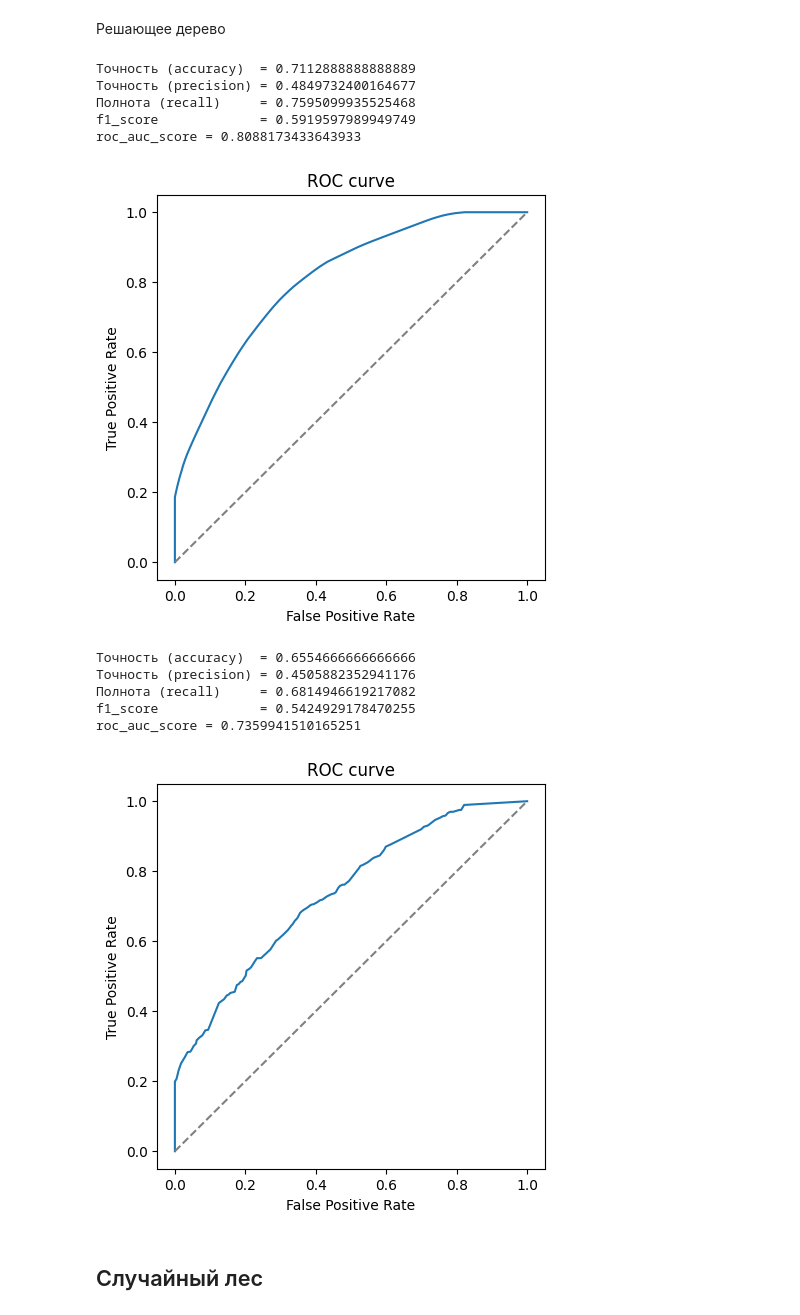
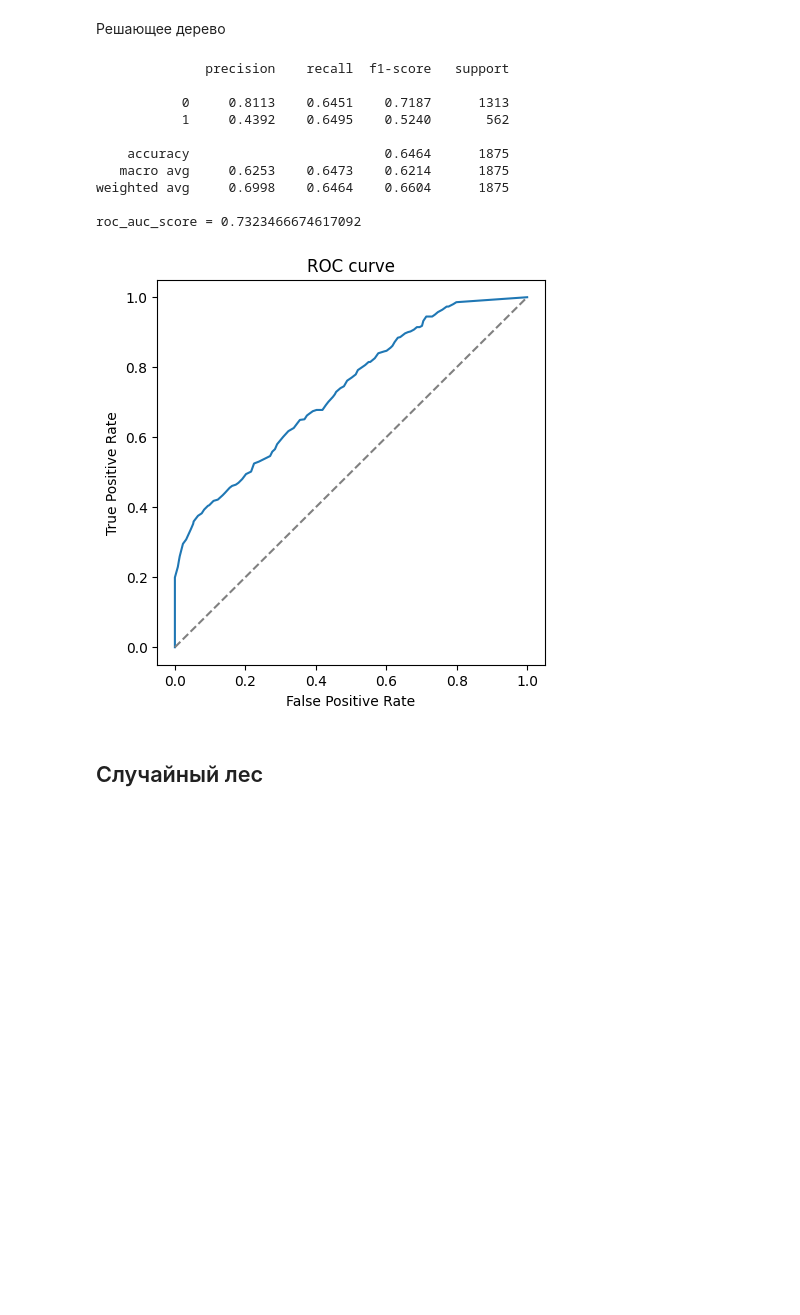
Before and after one commit to yakstati/credit_default, a Jupyter notebook: notebooks/model_selection.ipynb, the cells around one changed output. Cells and saved outputs as stored; diff of their text form; code cells hidden in the pictures; blank space fills up the shorter version.

```diff
--- a/notebooks/model_selection.ipynb
+++ b/notebooks/model_selection.ipynb
@@ -52,11 +54,14 @@ preprocessor = Pipeline(steps=[
     ('yicj_imputer', NaNCatboostImputer('Years in current job', 'classification')),
     ('bankruptcies_imputer', NaNCatboostImputer('Bankruptcies', 'classification')),
     ('credit_score_imputer', NaNCatboostImputer('Credit Score', 'regression')),
-    ('annual_income_imputer', NaNCatboostImputer('Annual Income', 'regression'))
+    ('annual_income_imputer', NaNCatboostImputer('Annual Income', 'regression')),
+    ('feature_creator', FeatureCreator())
 ])
 X_train, X_test, y_train, y_test = train_test_split(X, y, test_size=0.25, random_state=42)
-X_train = preprocessor.fit_transform(X_train)
-X_test = preprocessor.transform(X_test)
+#X_train = preprocessor.fit_transform(X_train)
+#X_test = preprocessor.transform(X_test)
+#pd.set_option('display.max_columns', None)
+#X_train.head(20)
 # %% [markdown]
 ## Baseline (позже)
 # %% [markdown]
@@ -92,6 +161,7 @@ roc_auc_score = 0.7753765384750902
 Решающее дерево
 # %%
 dt_pipeline = Pipeline(steps=[
+    ('preprocessor', preprocessor),
     ('DecisionTree', DecisionTreeClassifier())
 ])
 
@@ -117,56 +187,55 @@ if best_params_ is None:
             "DecisionTree__class_weight": optuna.distributions.CategoricalDistribution([None, 'balanced', 'balanced_subsample'])
         }
 
-    cv = KFold(n_splits=5, random_state=42, shuffle=True)
+    cv = StratifiedKFold(n_splits=5, random_state=42, shuffle=True)
 
     optuna_search = optuna.integration.OptunaSearchCV(
                 dt_pipeline,
                 param_grid,
                 cv=cv,
-                n_trials=50,
+                n_trials=100,
                 scoring=f1,
                 random_state=42
             )
 
     optuna_search.fit(X_train, y_train)
     best_params_ = {
         k.replace("DecisionTree__", ""): v
         for k, v in optuna_search.best_params_.items()
     }
 
     model_info = {
                 "model_name": "DecisionTree",
                 "params": best_params_
             }
 
     configs.append(model_info)
 
     with open(config_path, "w", encoding="utf-8") as config:
         json.dump(configs, config, indent=4, ensure_ascii=False)
 
 dt_pipeline.set_params(**{f"DecisionTree__{k}": v for k, v in best_params_.items()})
 dt_pipeline.fit(X_train, y_train)
 y_train_pred_dt = dt_pipeline.predict(X_train)
 y_train_proba_dt = dt_pipeline.predict_proba(X_train)[:, 1]
 
 y_test_pred_dt = dt_pipeline.predict(X_test)
 y_test_proba_dt = dt_pipeline.predict_proba(X_test)[:, 1]
 
-show_metrics(y_train, y_train_pred_dt, y_train_proba_dt)
+#show_metrics(y_train, y_train_pred_dt, y_train_proba_dt)
 show_metrics(y_test, y_test_pred_dt, y_test_proba_dt)
 # %% [output]
-Точность (accuracy)  = 0.7112888888888889
-Точность (precision) = 0.4849732400164677
-Полнота (recall)     = 0.7595099935525468
-f1_score             = 0.5919597989949749
-roc_auc_score = 0.8088173433643933
+              precision    recall  f1-score   support
+
+           0     0.8113    0.6451    0.7187      1313
+           1     0.4392    0.6495    0.5240       562
+
+    accuracy                         0.6464      1875
+   macro avg     0.6253    0.6473    0.6214      1875
+weighted avg     0.6998    0.6464    0.6604      1875
+
+roc_auc_score = 0.7323466674617092
-[figure, old version]
+[figure, new version]
-Точность (accuracy)  = 0.6554666666666666
-Точность (precision) = 0.4505882352941176
-Полнота (recall)     = 0.6814946619217082
-f1_score             = 0.5424929178470255
-roc_auc_score = 0.7359941510165251
-[figure, removed]
 # %% [markdown]
 ## Случайный лес
 # %%
```
Also changed, not shown: parts of 12 cells of this notebook, 10 other files.
